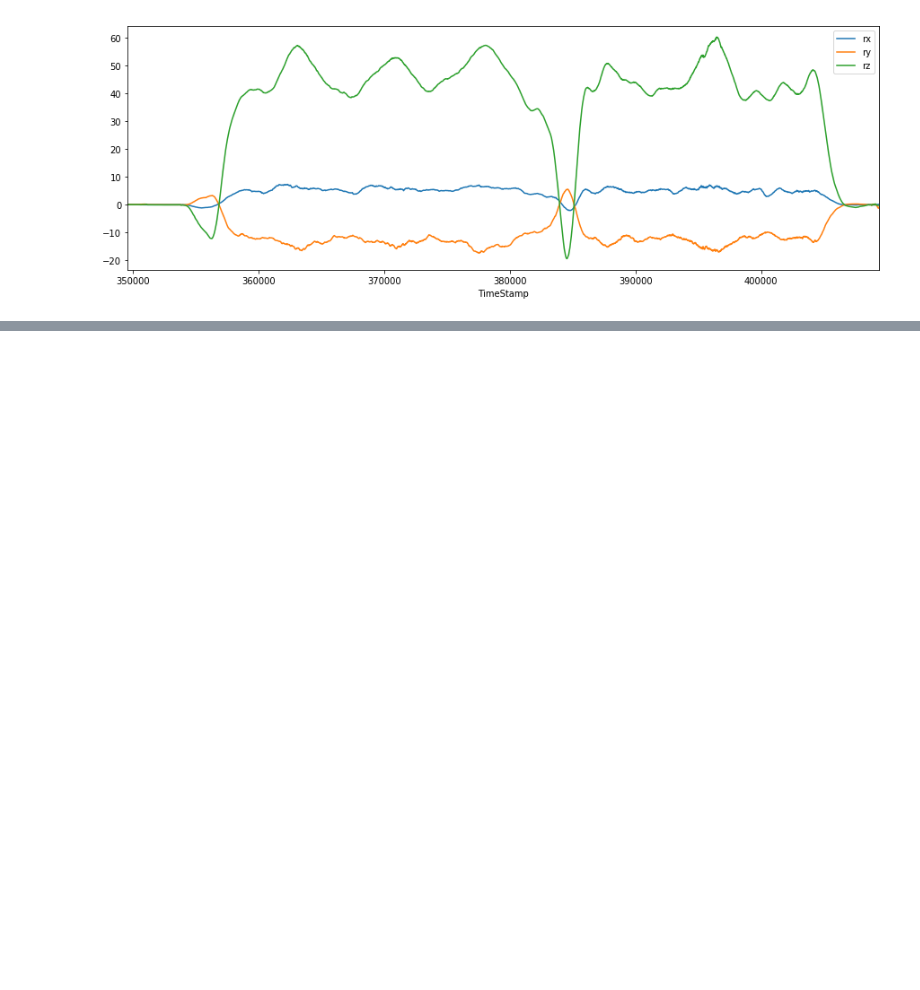
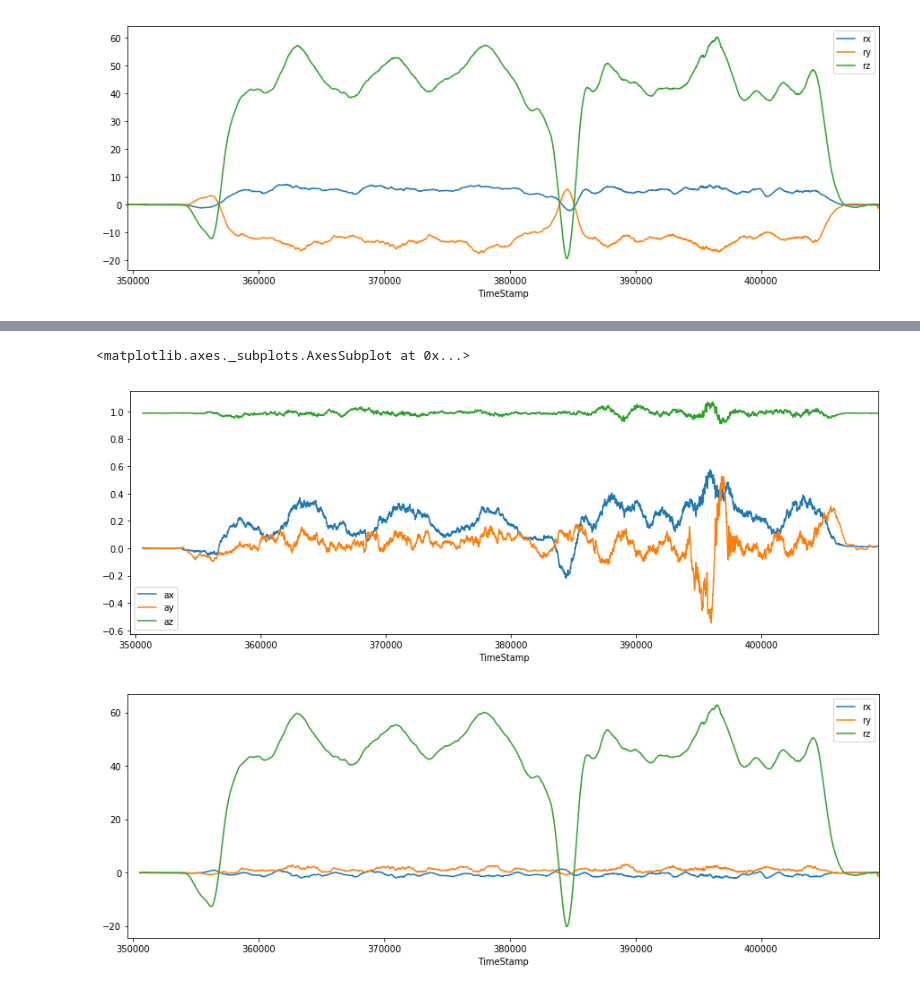
Before and after one commit to SGSVertigo/vertigo-python, a Jupyter notebook: Plot.ipynb, the cells around one changed output, grey strips where cells are left out. Drawn from its saved outputs; the diff is of its cells as text; code cells hidden in the pictures; blank space fills up the shorter version.

```diff
--- a/Plot.ipynb
+++ b/Plot.ipynb
@@ -140,0 +118,14 @@ quat_matched_imu_world.plot(x='TimeStamp',y=['rx','ry','rz'])
+# %%
+quat_imu_world_smoothed = quat_matched_imu_world.copy()
+quat_imu_world_smoothed['ax'] = quat_matched_imu_world['ax'].rolling(window=100).mean()
+quat_imu_world_smoothed['ay'] = quat_matched_imu_world['ay'].rolling(window=100).mean()
+quat_imu_world_smoothed['az'] = quat_matched_imu_world['az'].rolling(window=100).mean()
+quat_imu_world_smoothed['rx'] = quat_matched_imu_world['rx'].rolling(window=100).mean()
+quat_imu_world_smoothed['ry'] = quat_matched_imu_world['ry'].rolling(window=100).mean()
+quat_imu_world_smoothed['rz'] = quat_matched_imu_world['rz'].rolling(window=100).mean()
+quat_imu_world_smoothed.plot(x='TimeStamp',y=['ax','ay','az'])
+quat_imu_world_smoothed.plot(x='TimeStamp',y=['rx','ry','rz'])
+# %% [output]
+<matplotlib.axes._subplots.AxesSubplot at 0x...>
+[figure, added]
+[figure, added]
```
Also changed, not shown: parts of 18 cells of this notebook, 1 other file.
